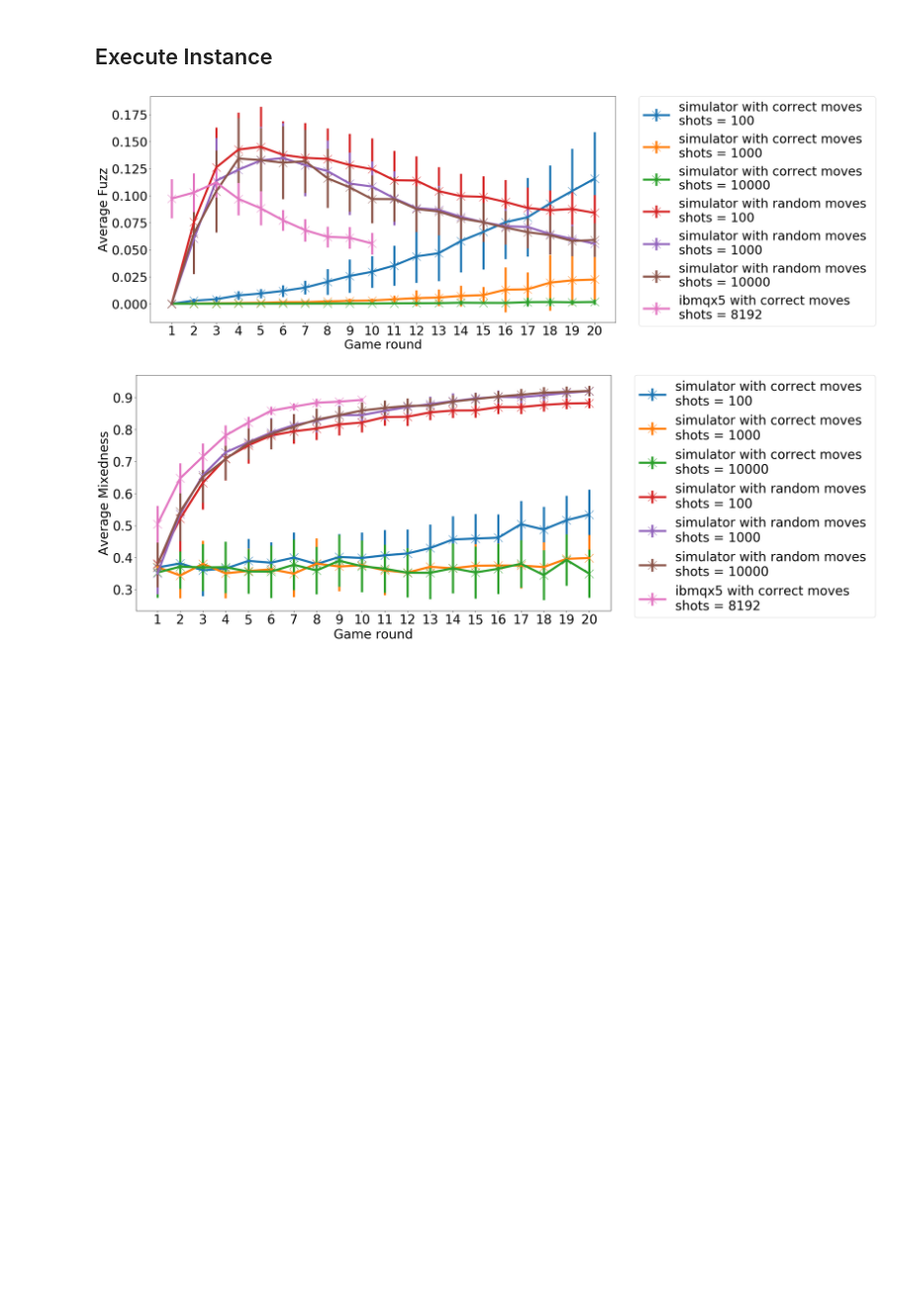
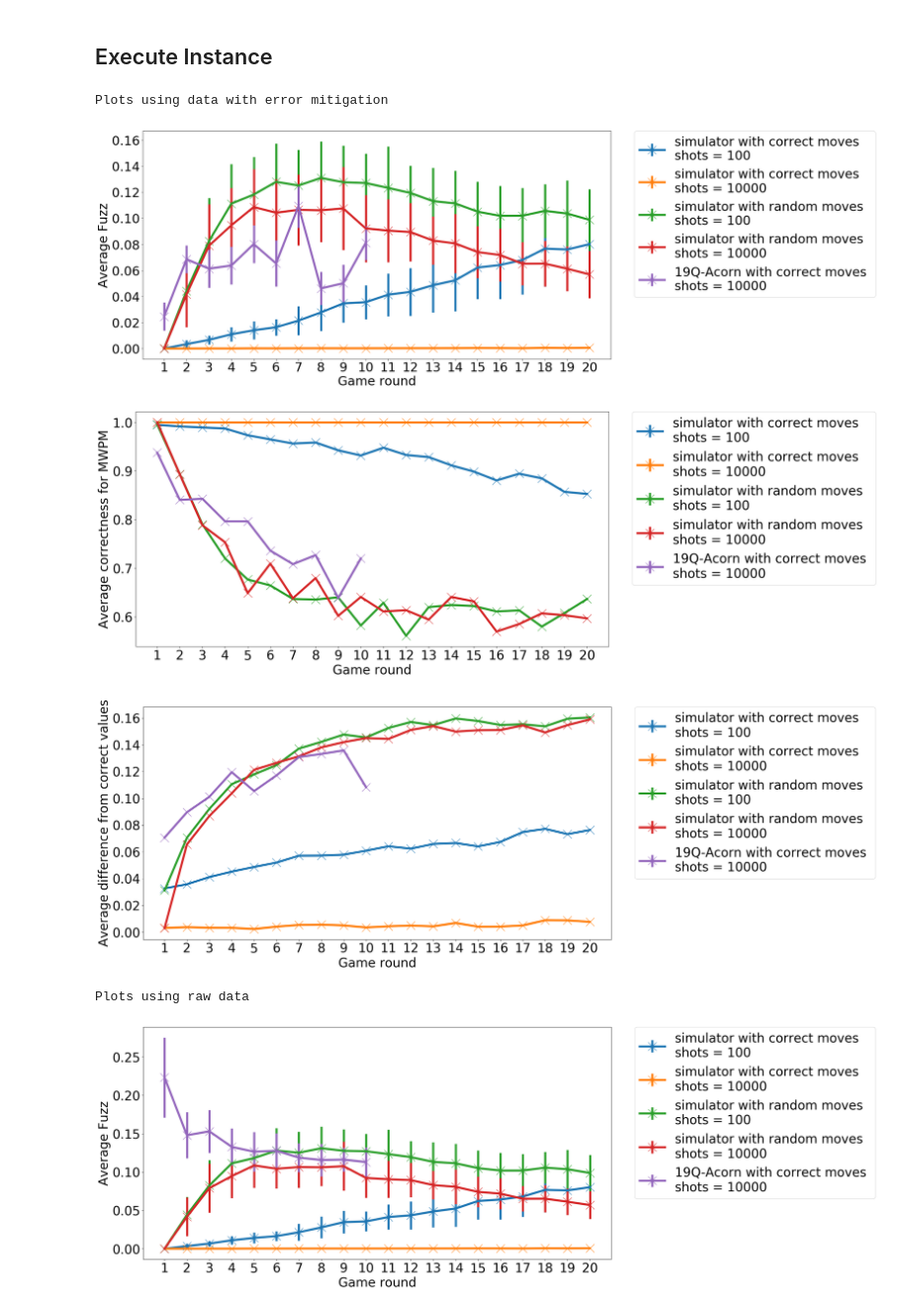
Before and after one commit to decodoku/A_Game_to_Benchmark_Quantum_Computers, a Jupyter notebook: Study_Quantum_Awesomeness.ipynb, the cells around one changed output. Shown at 99% size. Cells and saved outputs as stored; diff of their text form; code cells hidden in the pictures; blank space fills up the shorter version.

```diff
--- a/Study_Quantum_Awesomeness.ipynb
+++ b/Study_Quantum_Awesomeness.ipynb
@@ -15,42 +15,25 @@ warnings.filterwarnings('ignore')
 ## Set up instance
 Specify the device you want to use (*device*), whether you want to generate new data or analyse existing data (*dataNeeded*), and whether you want data for a simulation, the real device, or both (*sims_to_use*).
 # %%
-device = 'ibmqx5'
+device = '19Q-Acorn'
 dataNeeded = False
 sims_to_use = [True,False]
 # %% [markdown]
 ## Execute Instance
-# %%
-num, area, entangleType, pairs, pos, example, sdk, runs = getLayout(device)
-
-if dataNeeded==False:
-    maxMaxScore = 0
-    for sim in sims_to_use:
-        maxMaxScore = max( maxMaxScore, runs[sim]['maxScore'] )
-
-    X = range(1,maxMaxScore+1)
-    Yf = []
-    yf = []
-    Yo = []
-    yo = []
-    labels = []
-
-for sim in sims_to_use:
-    for move in runs[sim]['move']:
-        for shots in runs[sim]['shots']:
-            if dataNeeded:
-                GetData( device, move, shots, sim, runs[sim]['samples'], runs[sim]['maxScore'] )
-            else:
-                fuzzAv, entangleAv = ProcessData( device, move, shots, sim )
-                Yf.append( fuzzAv[0] + [math.nan]*(maxMaxScore-len(fuzzAv[0])) )
-                yf.append( fuzzAv[1] + [math.nan]*(maxMaxScore-len(fuzzAv[1])) )
-                Yo.append( entangleAv[0] + [math.nan]*(maxMaxScore-len(entangleAv[0])) )
-                yo.append( entangleAv[1] + [math.nan]*(maxMaxScore-len(entangleAv[1])) )
-                labels.append( device*(sim==False) + 'simulator'*sim + ' with ' + 'correct'*(move=='C') + 'random'*(move=='R') + ' moves \nshots = ' + str(shots)  )
-
-if dataNeeded==False:
-    MakeGraph(X,Yf,yf,["Game round","Average Fuzz"],labels=labels)
-    MakeGraph(X,Yo,yo,["Game round","Average Mixedness"],labels=labels)
-# %% [output]
-[figure, removed]
-[figure, removed]
+# %%
+num, area, entangleType, pairs, pos, example, sdk, runs = getLayout(device)
+
+if dataNeeded:
+    for sim in sims_to_use:
+        for move in runs[sim]['move']:
+            for shots in runs[sim]['shots']:
+                GetData( device, move, shots, sim, runs[sim]['samples'], runs[sim]['maxScore'] )
+else:
+    PlotGraphSet ( device, sims_to_use )
+# %% [output]
+Plots using data with error mitigation
+[figure, added]
+[figure, added]
+[figure, added]
+Plots using raw data
+[figure, added]
```
Also changed, not shown: parts of 1 cell of this notebook, 56 other files.
